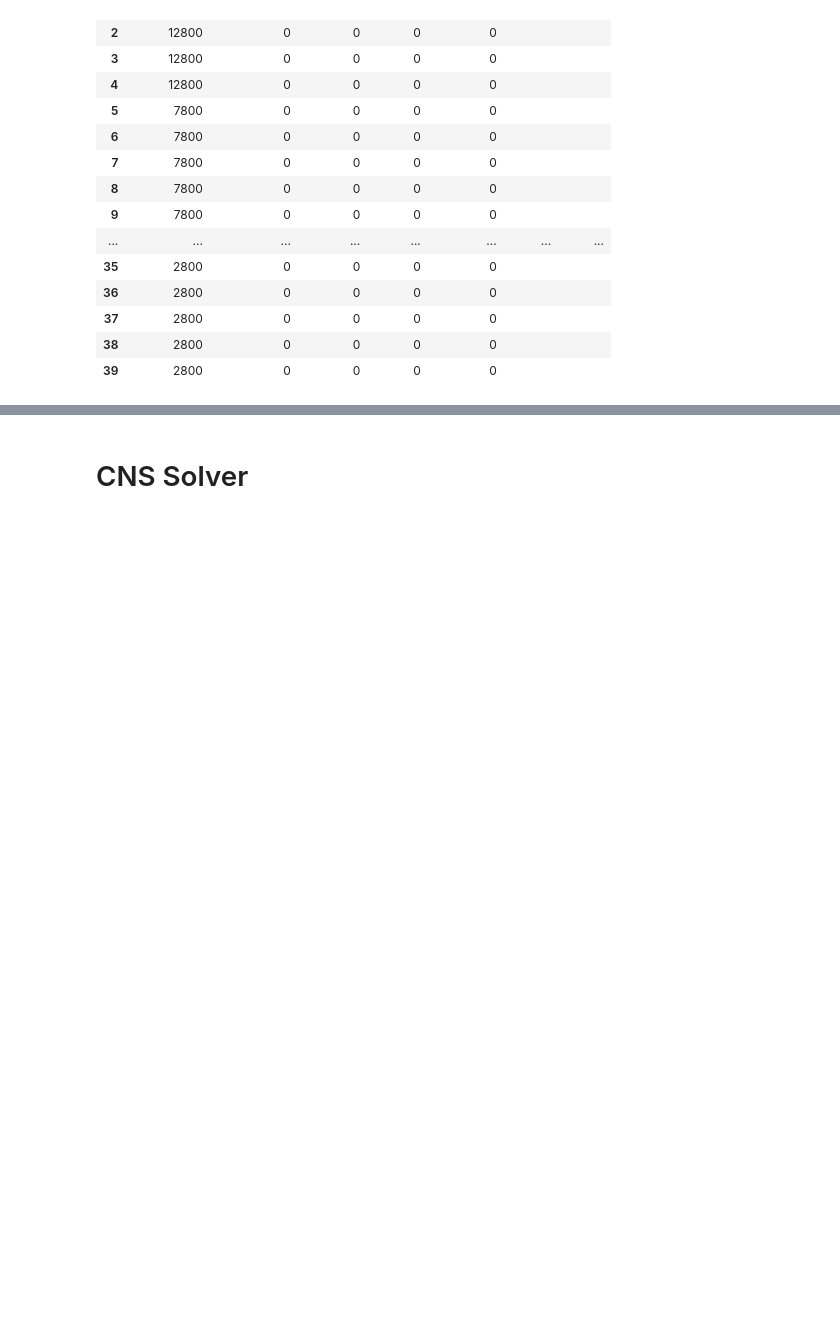
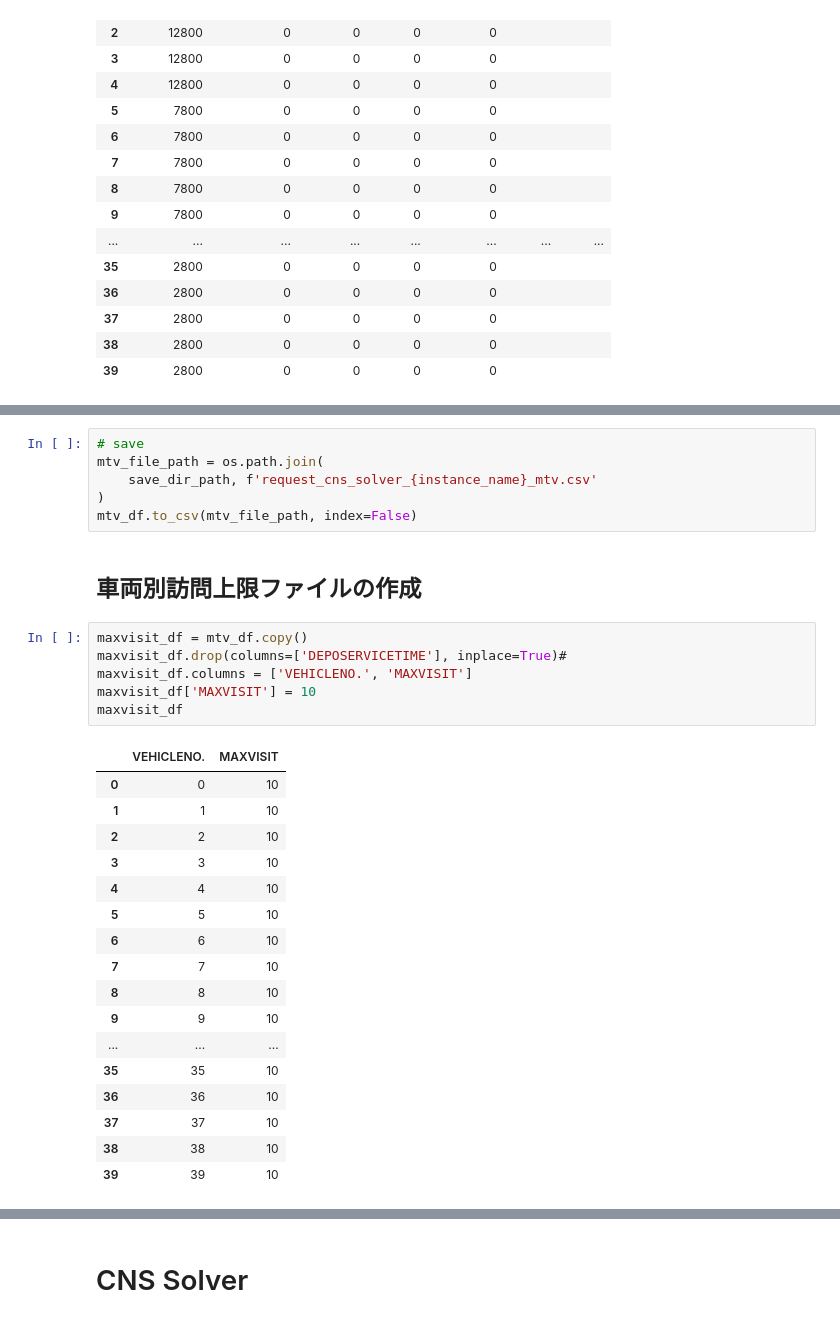
Before and after one commit to k-iko/cns_solver_bechmarking, a Jupyter notebook: codes/jupyter/kouei_compare_solvers.ipynb, the cells around one changed output, grey strips where cells are left out. Drawn from its saved outputs; the diff is of its cells as text; blank space fills up the shorter version.

Commit message:
mtv, maxvisitファイル作成

```diff
--- a/codes/jupyter/kouei_compare_solvers.ipynb
+++ b/codes/jupyter/kouei_compare_solvers.ipynb
@@ -228,0 +256,32 @@ processed_vehicle_data
+# %%
+# save
+mtv_file_path = os.path.join(
+    save_dir_path, f'request_cns_solver_{instance_name}_mtv.csv'
+)
+mtv_df.to_csv(mtv_file_path, index=False)
+# %% [markdown]
+## 車両別訪問上限ファイルの作成
+# %%
+maxvisit_df = mtv_df.copy()
+maxvisit_df.drop(columns=['DEPOSERVICETIME'], inplace=True)#
+maxvisit_df.columns = ['VEHICLENO.', 'MAXVISIT']
+maxvisit_df['MAXVISIT'] = 10
+maxvisit_df
+# %% [output]
+|  | VEHICLENO. | MAXVISIT |
+| 0 | 0 | 10 |
+| 1 | 1 | 10 |
+| 2 | 2 | 10 |
+| 3 | 3 | 10 |
+| 4 | 4 | 10 |
+| 5 | 5 | 10 |
+| 6 | 6 | 10 |
+| 7 | 7 | 10 |
+| 8 | 8 | 10 |
+| 9 | 9 | 10 |
+| ... | ... | ... |
+| 35 | 35 | 10 |
+| 36 | 36 | 10 |
+| 37 | 37 | 10 |
+| 38 | 38 | 10 |
+| 39 | 39 | 10 |
```
Also changed, not shown: parts of 4 cells of this notebook.
